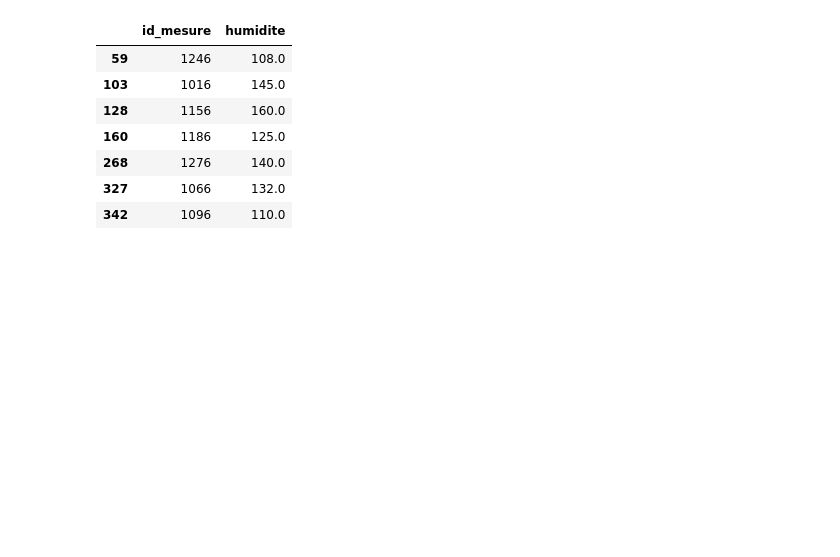
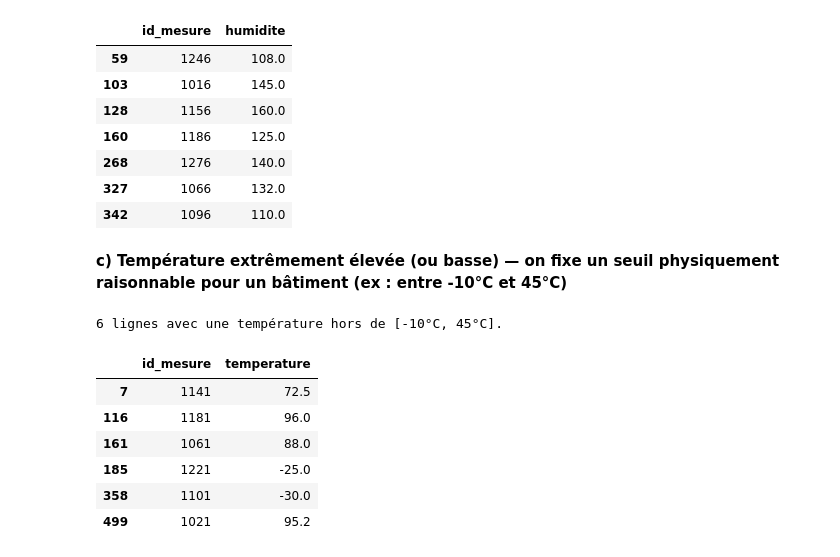
Before and after one commit to massamba0809/atelier_prepa_donnees_tab, a Jupyter notebook: notebooks/atelier_prepa_donnees_tab.ipynb, the cells around one changed output. Cells and saved outputs as stored; diff of their text form; code cells hidden in the pictures; blank space fills up the shorter version.

Commit message:
recherche les temperature extrement élevée de la partie 1 question 12

```diff
--- a/notebooks/atelier_prepa_donnees_tab.ipynb
+++ b/notebooks/atelier_prepa_donnees_tab.ipynb
@@ -203,3 +203,18 @@ df.loc[mask_humidite_sup100, ["id_mesure", "humidite"]]
 | 268 | 1276 | 140.0 |
 | 327 | 1066 | 132.0 |
 | 342 | 1096 | 110.0 |
+# %% [markdown]
+**c) Température extrêmement élevée (ou basse) — on fixe un seuil physiquement raisonnable pour un bâtiment (ex : entre -10°C et 45°C)**
+# %%
+mask_temp_aberrante = (df["temperature"] < -10) | (df["temperature"] > 45)
+print(f"{mask_temp_aberrante.sum()} lignes avec une température hors de [-10°C, 45°C].")
+df.loc[mask_temp_aberrante, ["id_mesure", "temperature"]]
+# %% [output]
+6 lignes avec une température hors de [-10°C, 45°C].
+|  | id_mesure | temperature |
+| 7 | 1141 | 72.5 |
+| 116 | 1181 | 96.0 |
+| 161 | 1061 | 88.0 |
+| 185 | 1221 | -25.0 |
+| 358 | 1101 | -30.0 |
+| 499 | 1021 | 95.2 |
```
